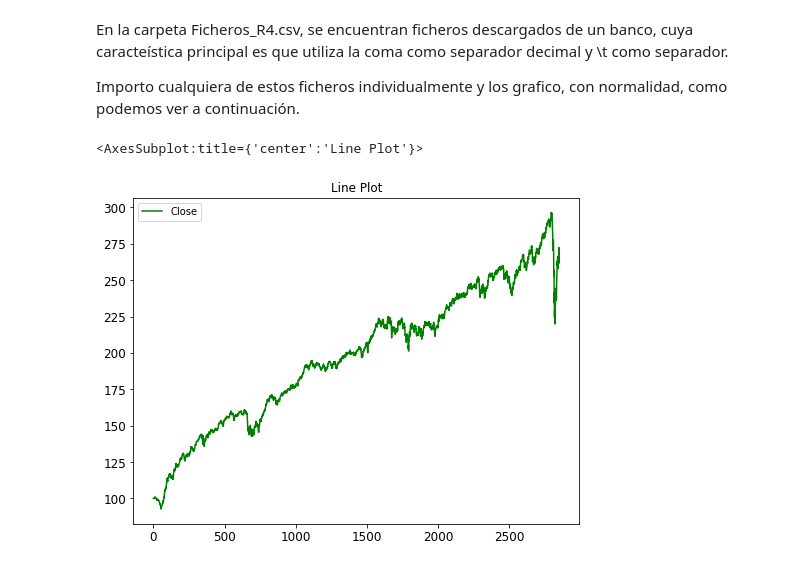
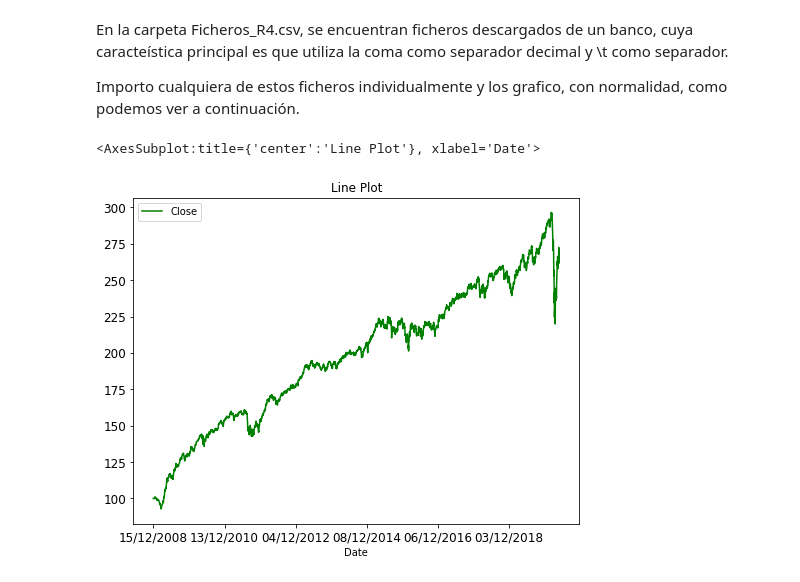
Before and after one commit to akitxu/Consultas-Programacion, a Jupyter notebook: Fallo_graficas_importacion_csv/Importar_csv_R4.ipynb, the cells around one changed output. Drawn from its saved outputs; the diff is of its cells as text; code cells hidden in the pictures.

```diff
--- a/Fallo_graficas_importacion_csv/Importar_csv_R4.ipynb
+++ b/Fallo_graficas_importacion_csv/Importar_csv_R4.ipynb
@@ -8,10 +8,10 @@ Importo cualquiera de estos ficheros individualmente y los grafico, con normalid
 # %%
 import pandas as pd
 
 df = pd.read_csv("./Ficheros_R4_csv/Acatis.csv",
                      decimal  =",",  na_values = ["nan"], sep='\t')
-
+df.set_index("Date", inplace=True)
 df.plot(figsize=(8, 6), color='green', title = 'Line Plot', fontsize=12)
 # %% [output]
-<AxesSubplot:title={'center':'Line Plot'}>
+<AxesSubplot:title={'center':'Line Plot'}, xlabel='Date'>
-[figure, old version]
+[figure, new version]
```
Also changed, not shown: parts of 15 cells of this notebook, 12 other files.
